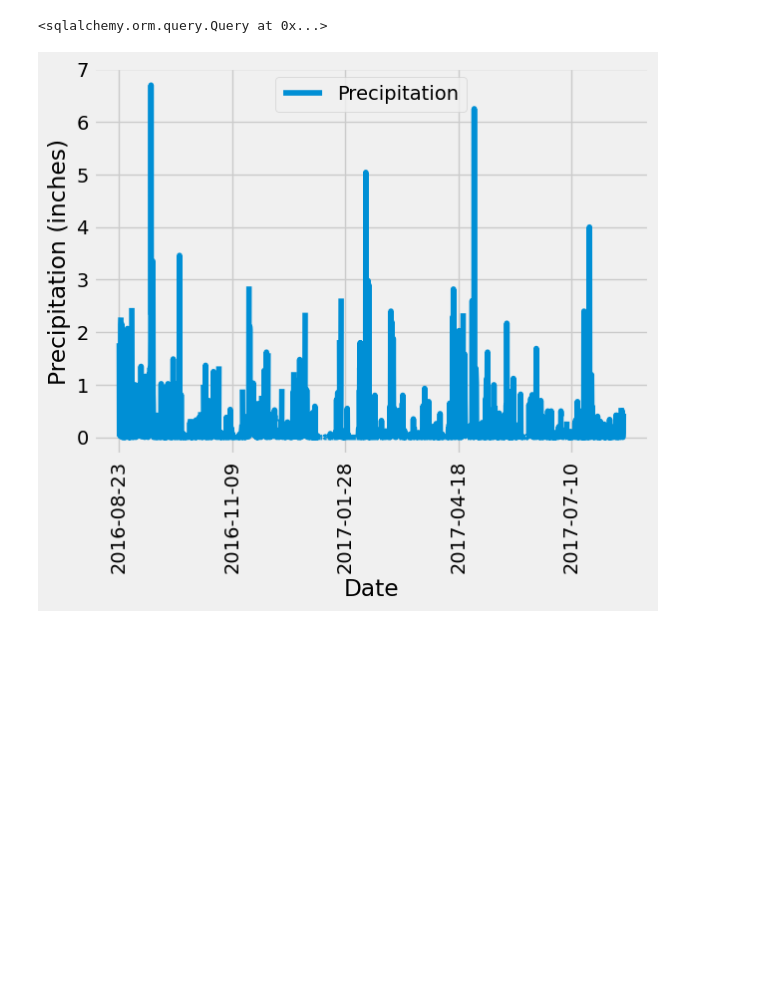
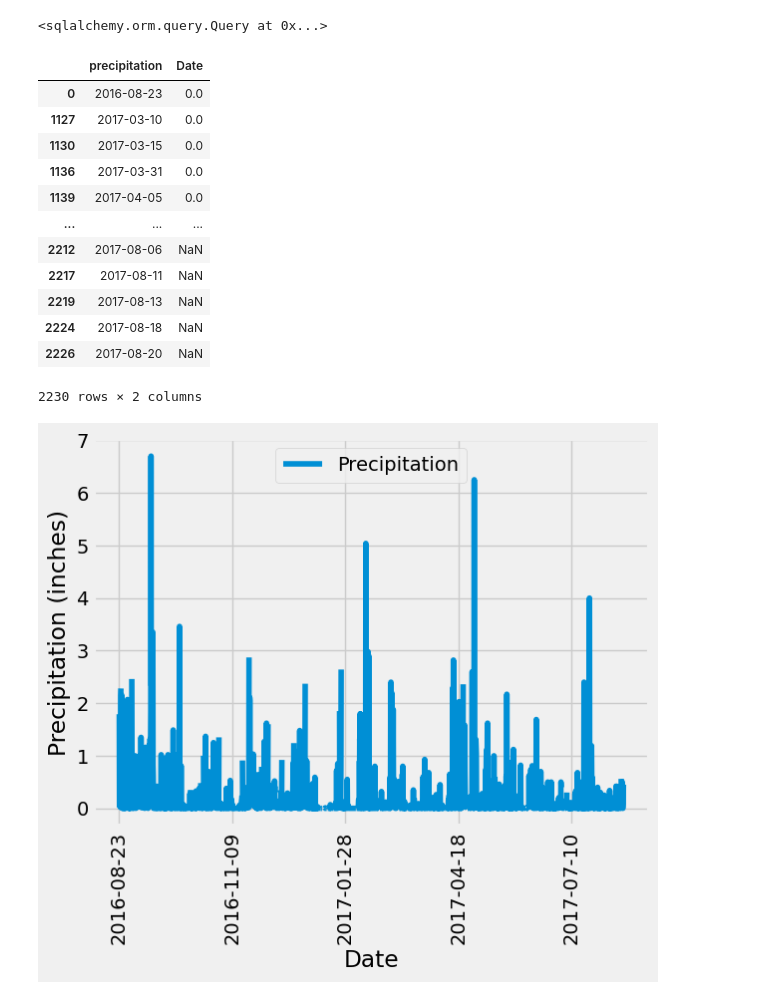
Before and after one commit to Marah1996211/Climate-Analysis-Using-SQLAlchmey, a Jupyter notebook: climate_starter.ipynb, the cells around one changed output. Saved outputs shown, nothing was run; the diff lists cells and outputs as text; code cells hidden in the pictures; blank space fills up the shorter version.

```diff
--- a/climate_starter.ipynb
+++ b/climate_starter.ipynb
@@ -79,6 +79,37 @@ data_measurement = session.query(measurement.station, measurement.date, measurem
 data_measurement
 # %% [output]
 <sqlalchemy.orm.query.Query at 0x...>
+# %%
+# Design a query to retrieve the last 12 months of precipitation data and plot the results.
+# Starting from the most recent data point in the database.
+
+# Calculate the date one year from the last date in data set.
+
+last_months = dt.date(2017, 8, 23) - dt.timedelta(days=365)
+
+# Perform a query to retrieve the data and precipitation scores
+prcp_scores =  session.query(measurement.date, measurement.prcp).filter(measurement.date >= last_months).all()
+
+# Save the query results as a Pandas DataFrame. Explicitly set the column names
+df = pd.DataFrame(prcp_scores, columns= ["precipitation", "Date"])
+# Sort the dataframe by date
+df_sorted = df.sort_values("Date")
+df_sorted
+# Use Pandas Plotting with Matplotlib to plot the data
+# %% [output]
+|  | precipitation | Date |
+| 0 | 2016-08-23 | 0.0 |
+| 1127 | 2017-03-10 | 0.0 |
+| 1130 | 2017-03-15 | 0.0 |
+| 1136 | 2017-03-31 | 0.0 |
+| 1139 | 2017-04-05 | 0.0 |
+| ... | ... | ... |
+| 2212 | 2017-08-06 | NaN |
+| 2217 | 2017-08-11 | NaN |
+| 2219 | 2017-08-13 | NaN |
+| 2224 | 2017-08-18 | NaN |
+| 2226 | 2017-08-20 | NaN |
+2230 rows × 2 columns
 # %%
 # Design a query to retrieve the last 12 months of precipitation data and plot the results.
 # Starting from the most recent data point in the database.
```
Also changed, not shown: parts of 5 cells of this notebook, 2 other files.
